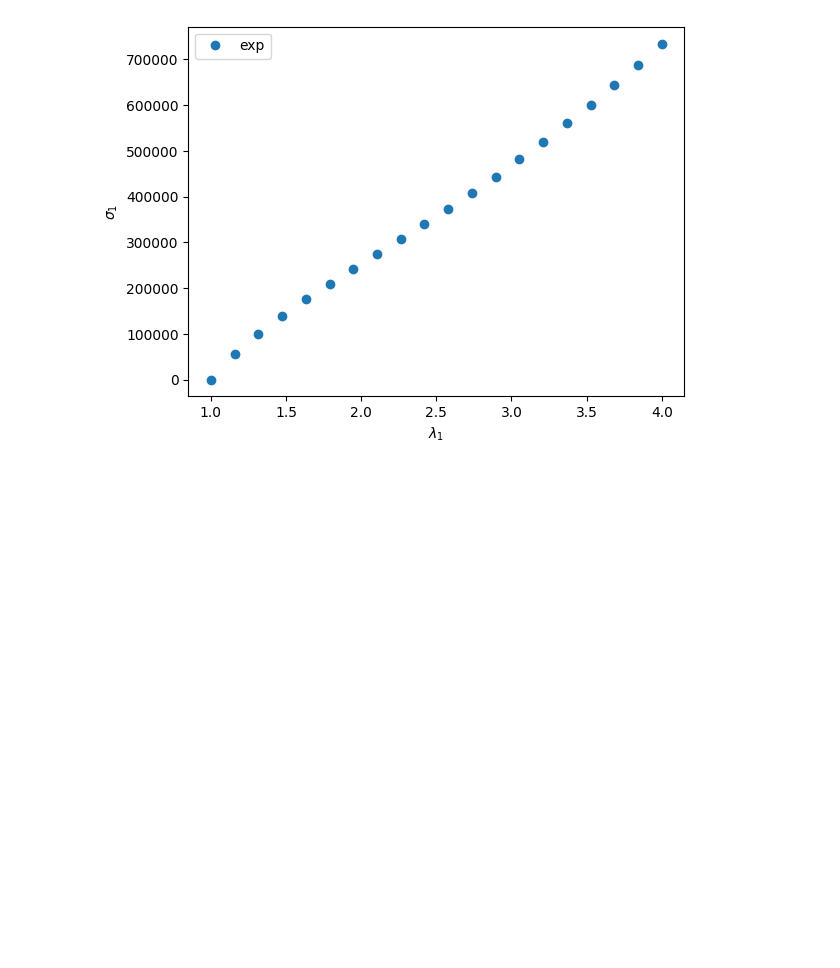
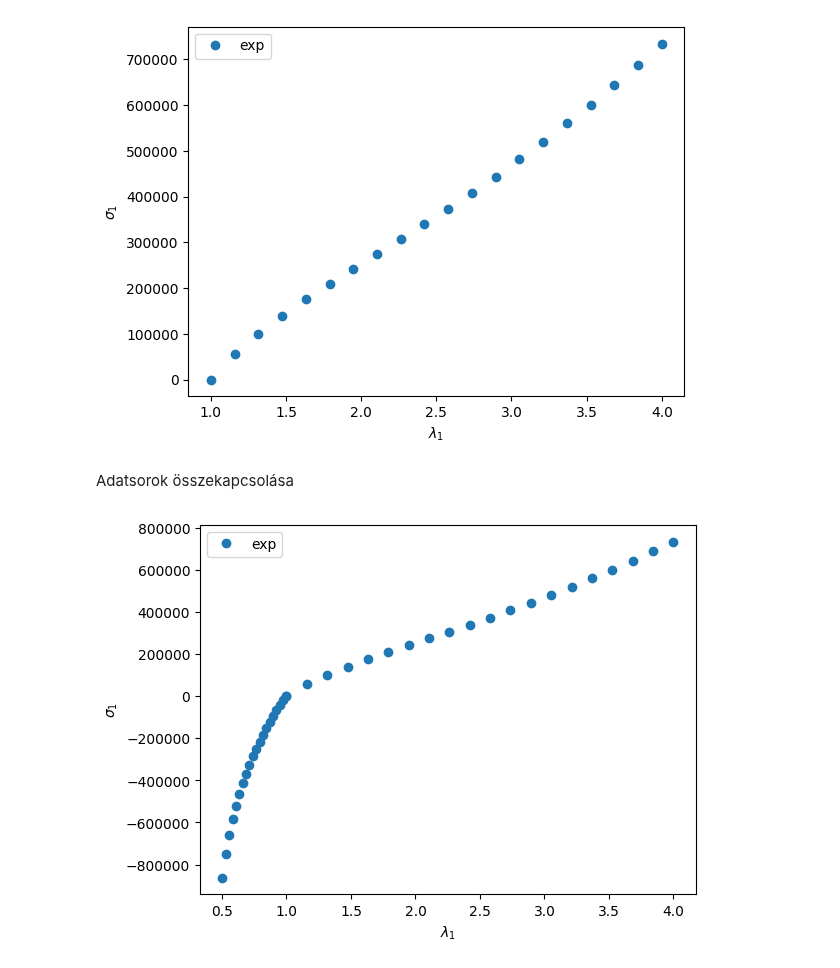
Before and after one commit to BellerAndras/hyperelastic-models, a Jupyter notebook: Material_test_curves.ipynb, the cells around one changed output. Drawn from its saved outputs; the diff is of its cells as text; code cells hidden in the pictures; blank space fills up the shorter version.

```diff
--- a/Material_test_curves.ipynb
+++ b/Material_test_curves.ipynb
@@ -253,3 +253,19 @@ exp data dimless: (array([1.     , 1.00012, 1.0002 , ..., 3.99976, 3.99984, 3.99
         7.34555846e+05,  7.34418681e+05,  7.34666884e+05], shape=(35714,)))
 [figure]
 [figure]
+# %% [markdown]
+Adatsorok összekapcsolása
+# %%
+def concatenate(data1,data2):
+    lam1_concatenated = np.concatenate((data1[0], data2[0]))
+    sigma1_concatenated = np.concatenate((data1[1], data2[1]))
+    idx = np.argsort(lam1_concatenated)
+    lam1_concatenated = lam1_concatenated[idx]
+    sigma1_concatenated = sigma1_concatenated[idx]
+    return (lam1_concatenated,sigma1_concatenated)
+
+data1_concatenated = concatenate(compr1_data_dimless,tens1_data_dimless)
+
+plot_data(data1_concatenated)
+# %% [output]
+[figure, added]
```
Also changed, not shown: 16 other files.
